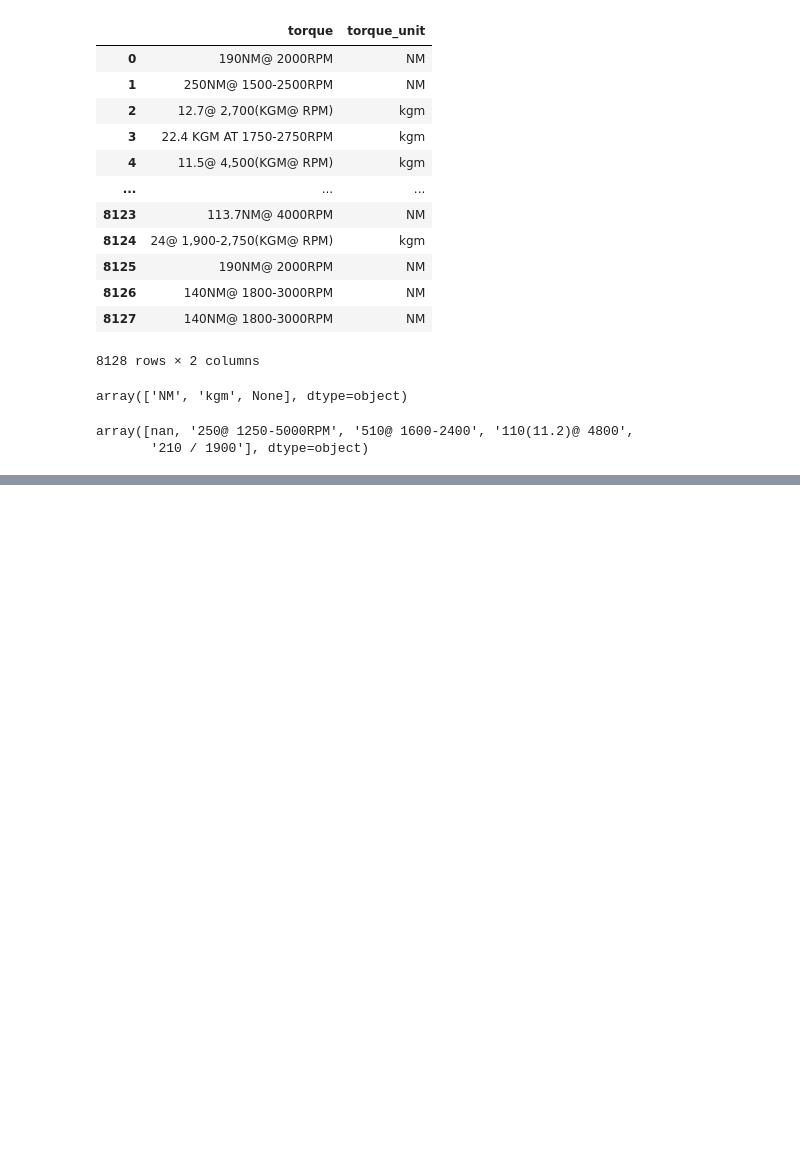
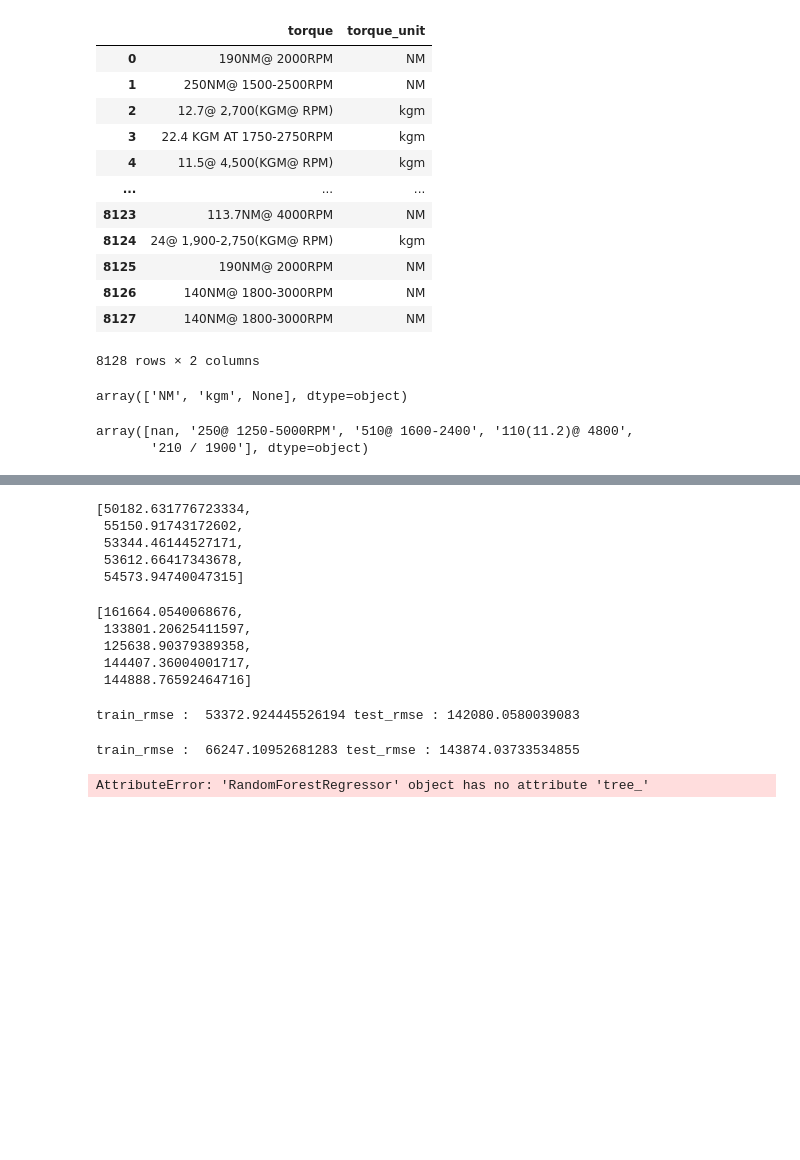
Before and after one commit to andypsh/BIGDATA2022, a Jupyter notebook: 머신러닝/랜덤 포레스트/중고차 가격 예측.ipynb, the cells around one changed output, grey strips where cells are left out. Drawn from its saved outputs; the diff is of its cells as text; code cells hidden in the pictures; blank space fills up the shorter version.

```diff
--- a/머신러닝/랜덤 포레스트/중고차 가격 예측.ipynb
+++ b/머신러닝/랜덤 포레스트/중고차 가격 예측.ipynb
@@ -357,0 +554,5 @@ array([nan, '250@ 1250-5000RPM', '510@ 1600-2400', '110(11.2)@ 4800',
+# %%
+from sklearn.model_selection import train_test_split
+
+X_train , X_test, y_train , y_test = train_test_split(data.drop('selling_price' , axis =1 ) , data['selling_price'] , test_size= 0.2 ,random_state=100)
+# 훈련 셋/ 시험 셋 분리
@@ -357,0 +572,5 @@ array([nan, '250@ 1250-5000RPM', '510@ 1600-2400', '110(11.2)@ 4800',
+# %%
+from sklearn.model_selection import KFold
+
+
+data.reset_index(drop=True , inplace =True) # drop 매개변수를 사용하지 않으면 기존 인덱스가 새로운 컬럼 형태로 추가된다.
@@ -357,0 +593,5 @@ array([nan, '250@ 1250-5000RPM', '510@ 1600-2400', '110(11.2)@ 4800',
+# %%
+kf = KFold(n_splits=5) #KFold 객체 생성 , 5개로 분할
+
+X = data.drop('selling_price' , axis =1 ) # 종속변수 제거하여 X에 저장
+y = data['selling_price'] # 종속변수를 y에 저장
@@ -357,0 +660,57 @@ array([nan, '250@ 1250-5000RPM', '510@ 1600-2400', '110(11.2)@ 4800',
+# %%
+train_rmse_total
+# %% [output]
+[50182.631776723334,
+ 55150.91743172602,
+ 53344.46144527171,
+ 53612.66417343678,
+ 54573.94740047315]
+# %%
+test_rmse_total
+# %% [output]
+[161664.0540068676,
+ 133801.20625411597,
+ 125638.90379389358,
+ 144407.36004001717,
+ 144888.76592464716]
+# %%
+print('train_rmse : ' , sum(train_rmse_total)/5 , 'test_rmse :' , sum(test_rmse_total)/5)
+# %% [output]
+train_rmse :  53372.924445526194 test_rmse : 142080.0580039083
+# %%
+from sklearn.ensemble import RandomForestRegressor
+train_rmse_total = []
+test_rmse_total = []
+for train_index , test_index in kf.split(X):
+    X_train , X_test = X.loc[train_index] , X.loc[test_index]
+    y_train , y_test = y[train_index] , y[test_index]
+
+
+    model = RandomForestRegressor(n_estimators= 300 , max_depth= 50 , min_samples_split=5 , min_samples_leaf= 1 , n_jobs= -1 , random_state= 100) # 모델 객체 생성
+    model.fit(X_train , y_train) # 학습
+    train_pred = model.predict(X_train) # 훈련셋 예측
+    test_pred = model.predict(X_test) # 시험셋 예측
+
+    train_rmse = mean_squared_error(y_train , train_pred) **0.5 # 훈련 셋 rmse 계산
+
+    test_rmse = mean_squared_error(y_test , test_pred) **0.5 # 시험 셋 rmse 계산
+
+
+    train_rmse_total.append(train_rmse)
+
+    test_rmse_total.append(test_rmse)
+# %%
+print('train_rmse : ' , sum(train_rmse_total)/5 , 'test_rmse :' , sum(test_rmse_total)/5)
+# %% [output]
+train_rmse :  66247.10952681283 test_rmse : 143874.03733534855
+# %%
+from sklearn.tree import plot_tree
+
+fig = plt.figure(figsize =  (30,15)) # 그래프 크기 설정
+
+ax = plot_tree(model , max_depth= 3 , fontsize = 15) # 트리 그래프 출력
+
+plt.show()
+# %% [output]
+AttributeError: 'RandomForestRegressor' object has no attribute 'tree_'
+[figure, added]
```
Also changed, not shown: parts of 30 cells of this notebook, 3 other files.
